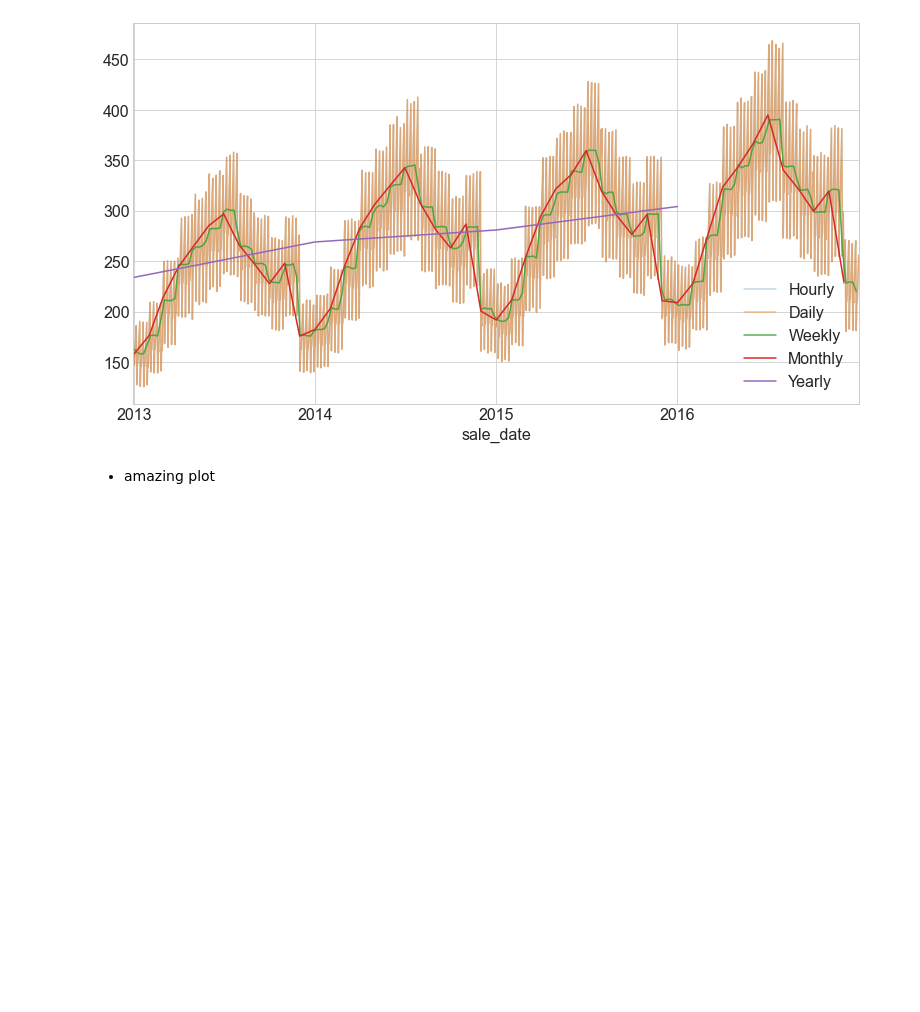
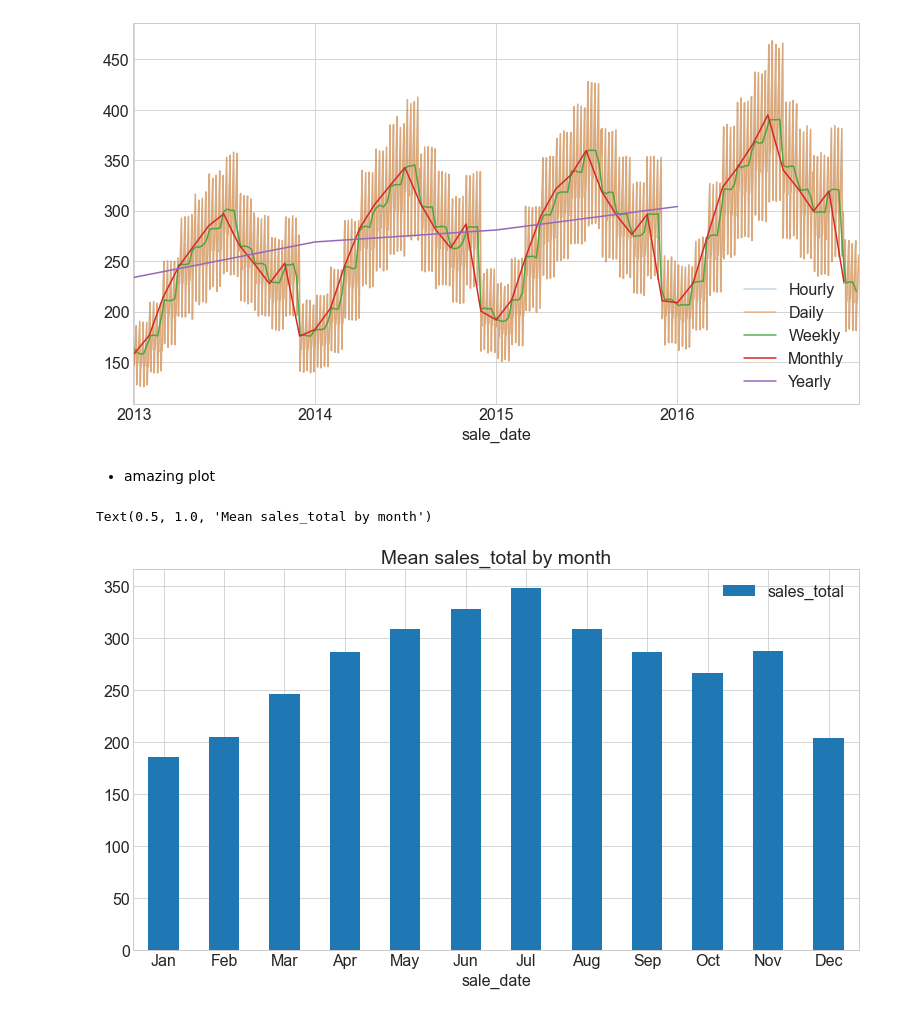
Before and after one commit to brianclements03/time_series_exercises, a Jupyter notebook: TSA_explore_exercises.ipynb, the cells around one changed output. Drawn from its saved outputs; the diff is of its cells as text; code cells hidden in the pictures; blank space fills up the shorter version.

```diff
--- a/TSA_explore_exercises.ipynb
+++ b/TSA_explore_exercises.ipynb
@@ -204,3 +227,13 @@ ax.legend(loc = 'lower right')
 [figure]
 # %% [markdown]
 - amazing plot
+# %%
+# Plot mean sales by month (bar plot)
+ax = train_by_date.groupby(train_by_date.index.strftime('%m-%b')).mean().plot.bar()
+# the following code selects the part of the label string to show
+# helps avoid confusion--e.g. 05-May is May, not May 5th
+ax.set_xticklabels([t.get_text()[3:] for t in ax.get_xticklabels()], rotation=0);
+plt.title('Mean sales_total by month')
+# %% [output]
+Text(0.5, 1.0, 'Mean sales_total by month')
+[figure, added]
```
Also changed, not shown: parts of 23 cells of this notebook, 1 other file.
